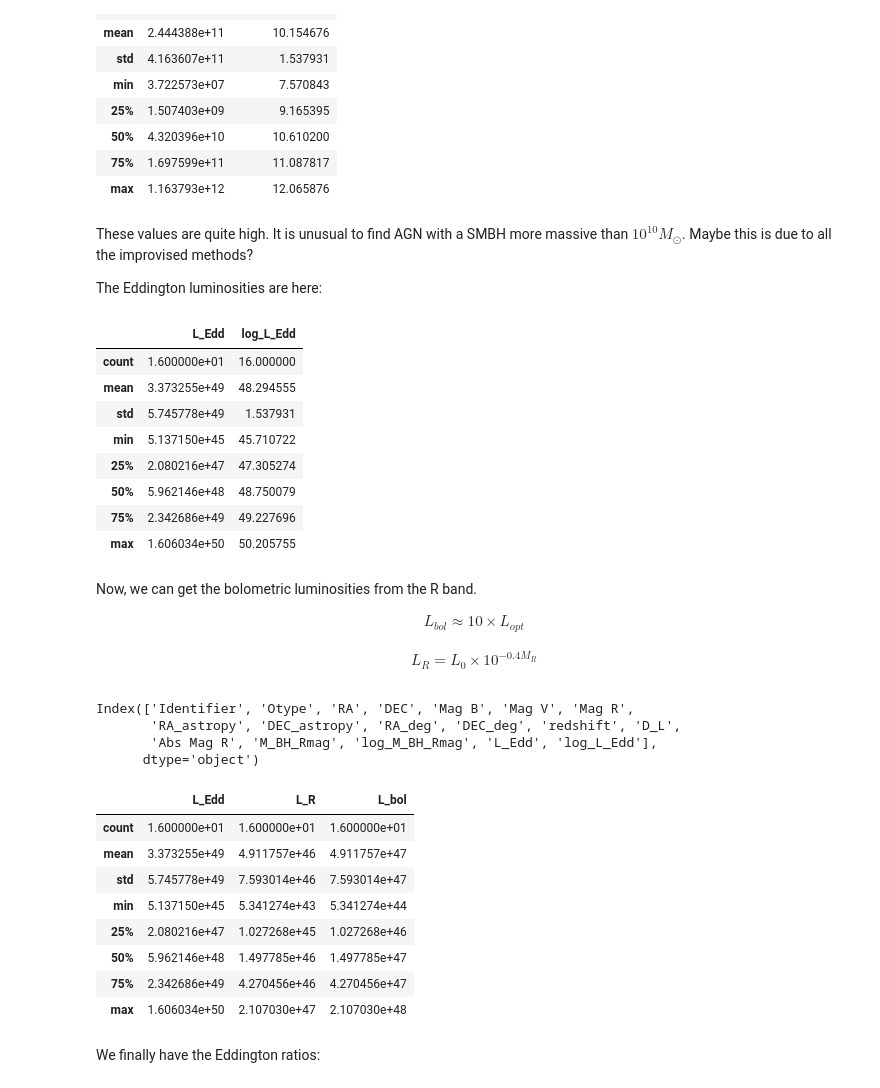
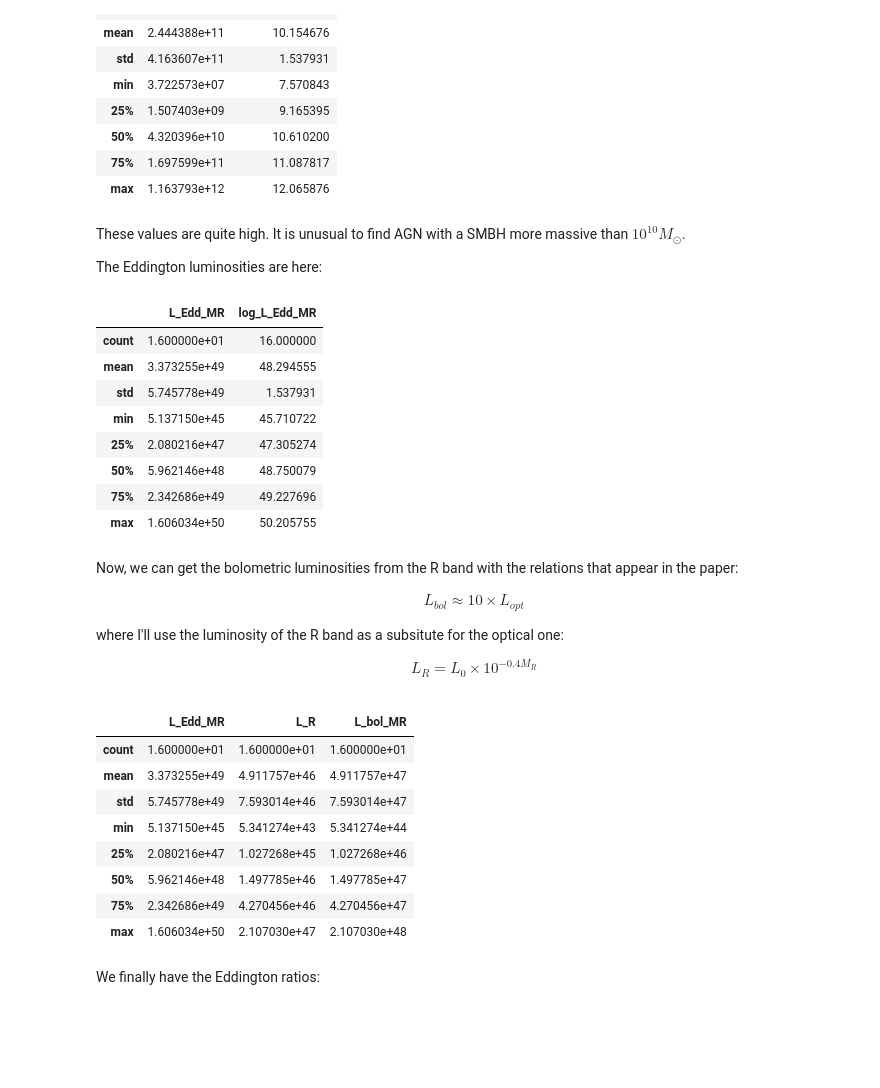
Before and after one commit to NicoGalvarino/AGN_Tutorials_Git, a Jupyter notebook: Tutorial_3_BH_params/Tutorial_3_BH_AD.ipynb, the cells around one changed output. Drawn from its saved outputs; the diff is of its cells as text; code cells hidden in the pictures; blank space fills up the shorter version.

```diff
--- a/Tutorial_3_BH_params/Tutorial_3_BH_AD.ipynb
+++ b/Tutorial_3_BH_params/Tutorial_3_BH_AD.ipynb
@@ -1152,15 +1162,15 @@ simbad_Wu_sample[['M_BH_Rmag', 'log_M_BH_Rmag']].describe()
 | 75% | 1.697599e+11 | 11.087817 |
 | max | 1.163793e+12 | 12.065876 |
 # %% [markdown]
-These values are quite high. It is unusual to find AGN with a SMBH more massive than $10^{10} M_{\odot}$. Maybe this is due to all the improvised methods?
+These values are quite high. It is unusual to find AGN with a SMBH more massive than $10^{10} M_{\odot}$.
 
 The Eddington luminosities are here:
 # %%
-simbad_Wu_sample['L_Edd'] = simbad_Wu_sample.apply(lambda x: L_Edd(x['M_BH_Rmag']), axis=1)
-simbad_Wu_sample['log_L_Edd'] = np.log10(simbad_Wu_sample['L_Edd'])
-simbad_Wu_sample[['L_Edd', 'log_L_Edd']].describe()
+simbad_Wu_sample['L_Edd_MR'] = simbad_Wu_sample.apply(lambda x: L_Edd(x['M_BH_Rmag']), axis=1)
+simbad_Wu_sample['log_L_Edd_MR'] = np.log10(simbad_Wu_sample['L_Edd_MR'])
+simbad_Wu_sample[['L_Edd_MR', 'log_L_Edd_MR']].describe()
 # %% [output]
-|  | L_Edd | log_L_Edd |
+|  | L_Edd_MR | log_L_Edd_MR |
 | count | 1.600000e+01 | 16.000000 |
 | mean | 3.373255e+49 | 48.294555 |
 | std | 5.745778e+49 | 1.537931 |
@@ -1170,29 +1180,22 @@ simbad_Wu_sample[['L_Edd', 'log_L_Edd']].describe()
 | 75% | 2.342686e+49 | 49.227696 |
 | max | 1.606034e+50 | 50.205755 |
 # %% [markdown]
-Now, we can get the bolometric luminosities from the R band.
+Now, we can get the bolometric luminosities from the R band with the relations that appear in the paper:
 
 \begin{align}
 L_{bol} \approx 10 \times L_{opt}
 \end{align}
-
+where I'll use the luminosity of the R band as a subsitute for the optical one:
 \begin{align}
     L_R = L_0 \times 10^{-0.4 M_R}
 \end{align}
-# %%
-simbad_Wu_sample.columns
-# %% [output]
-Index(['Identifier', 'Otype', 'RA', 'DEC', 'Mag B', 'Mag V', 'Mag R',
-       'RA_astropy', 'DEC_astropy', 'RA_deg', 'DEC_deg', 'redshift', 'D_L',
-       'Abs Mag R', 'M_BH_Rmag', 'log_M_BH_Rmag', 'L_Edd', 'log_L_Edd'],
-      dtype='object')
 # %%
 L0 = 3.0128e35
 simbad_Wu_sample['L_R'] = simbad_Wu_sample.apply(lambda x: L0 * 10**(-0.4 * x['Abs Mag R']), axis=1)
-simbad_Wu_sample['L_bol'] = simbad_Wu_sample.apply(lambda x: 10 * x['L_R'], axis=1)
-simbad_Wu_sample[['L_Edd', 'L_R', 'L_bol']].describe()
+simbad_Wu_sample['L_bol_MR'] = simbad_Wu_sample.apply(lambda x: 10 * x['L_R'], axis=1)
+simbad_Wu_sample[['L_Edd_MR', 'L_R', 'L_bol_MR']].describe()
 # %% [output]
-|  | L_Edd | L_R | L_bol |
+|  | L_Edd_MR | L_R | L_bol_MR |
 | count | 1.600000e+01 | 1.600000e+01 | 1.600000e+01 |
 | mean | 3.373255e+49 | 4.911757e+46 | 4.911757e+47 |
 | std | 5.745778e+49 | 7.593014e+46 | 7.593014e+47 |
```
Also changed, not shown: parts of 22 cells of this notebook, 4 other files.
